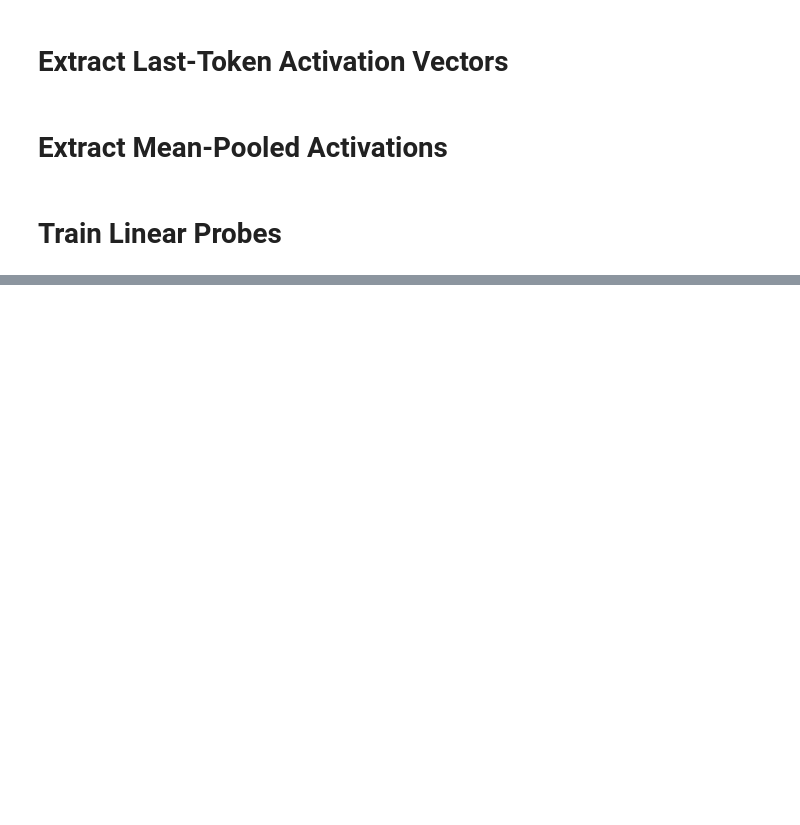
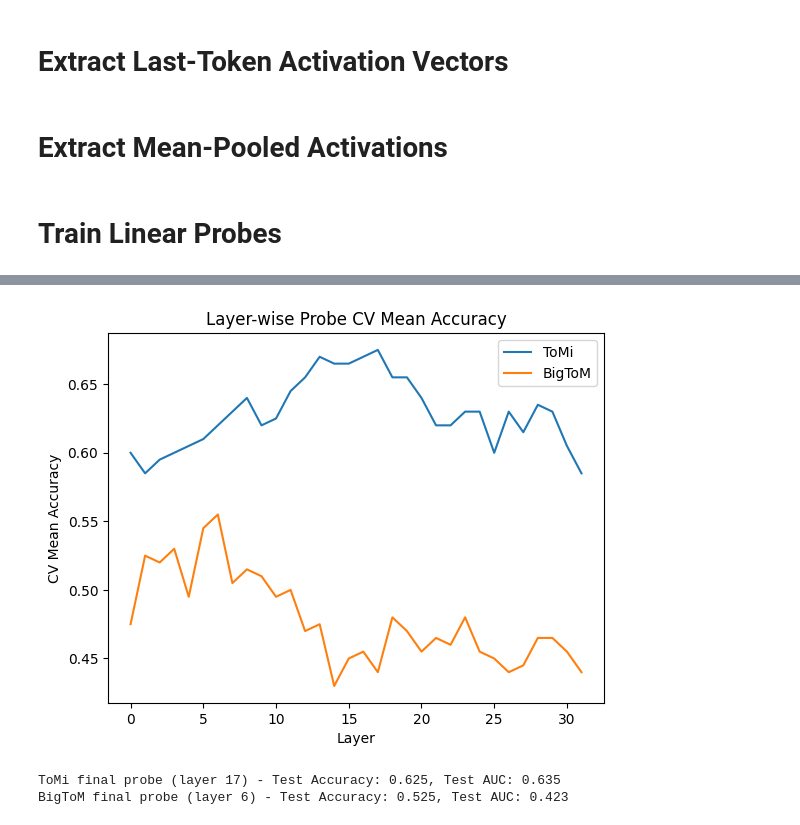
Before and after one commit to froge159/belief-project-sef, a Jupyter notebook: experiments/phase1.ipynb, the cells around one changed output, grey strips where cells are left out. Saved outputs shown, nothing was run; the diff lists cells and outputs as text; code cells hidden in the pictures; blank space fills up the shorter version.

```diff
--- a/experiments/phase1.ipynb
+++ b/experiments/phase1.ipynb
@@ -264,3 +268,50 @@ plt.show()
+# %%
+import matplotlib.pyplot as plt
+
+plt.plot(tomi_accs.mean(axis=0), label="ToMi")
+plt.plot(bigtom_accs.mean(axis=0), label="BigToM")
+plt.xlabel("Layer")
+plt.ylabel("CV Mean Accuracy")
+plt.legend()
+plt.title("Layer-wise Probe CV Mean Accuracy")
+plt.show()
+# %% [output]
+[figure, added]
+# %%
+best_tomi_layer = np.argmax(tomi_accs.mean(axis=0))
+best_bigtom_layer = np.argmax(bigtom_accs.mean(axis=0))
+
+tomi_X = mean_pooled_tomi[:, best_tomi_layer, :].cpu().numpy()
+bigtom_X = mean_pooled_bigtom[:, best_bigtom_layer, :].cpu().numpy()
+tomi_y = np.array(tomi_labels)
+bigtom_y = np.array(bigtom_labels)
+
+tomi_X_train, tomi_X_test, tomi_y_train, tomi_y_test = train_test_split(
+    tomi_X, tomi_y, test_size=0.2, stratify=tomi_y, random_state=42
+)
+bigtom_X_train, bigtom_X_test, bigtom_y_train, bigtom_y_test = train_test_split(
+    bigtom_X, bigtom_y, test_size=0.2, stratify=bigtom_y, random_state=42
+)
+
+# 3. Train final probe on train+val
+final_tomi_probe = LogisticRegression(penalty="l2", C=1.0, solver="lbfgs", max_iter=1000)
+final_tomi_probe.fit(tomi_X_train, tomi_y_train)
+
+final_bigtom_probe = LogisticRegression(penalty="l2", C=1.0, solver="lbfgs", max_iter=1000)
+final_bigtom_probe.fit(bigtom_X_train, bigtom_y_train)
+
+# 4. Evaluate on test
+tomi_test_acc = accuracy_score(tomi_y_test, final_tomi_probe.predict(tomi_X_test))
+tomi_test_auc = roc_auc_score(tomi_y_test, final_tomi_probe.predict_proba(tomi_X_test)[:, 1])
+
+bigtom_test_acc = accuracy_score(bigtom_y_test, final_bigtom_probe.predict(bigtom_X_test))
+bigtom_test_auc = roc_auc_score(bigtom_y_test, final_bigtom_probe.predict_proba(bigtom_X_test)[:, 1])
+
+print(f"ToMi final probe (layer {best_tomi_layer}) - Test Accuracy: {tomi_test_acc:.3f}, Test AUC: {tomi_test_auc:.3f}")
+print(f"BigToM final probe (layer {best_bigtom_layer}) - Test Accuracy: {bigtom_test_acc:.3f}, Test AUC: {bigtom_test_auc:.3f}")
+# %% [output]
+ToMi final probe (layer 17) - Test Accuracy: 0.625, Test AUC: 0.635
+BigToM final probe (layer 6) - Test Accuracy: 0.525, Test AUC: 0.423
 # %%
 shuffled_labels = np.random.permutation([entry['belief'] for entry in tomi])
 shuffled_results = train_layerwise_probes(
```
Also changed, not shown: parts of 9 cells of this notebook.
